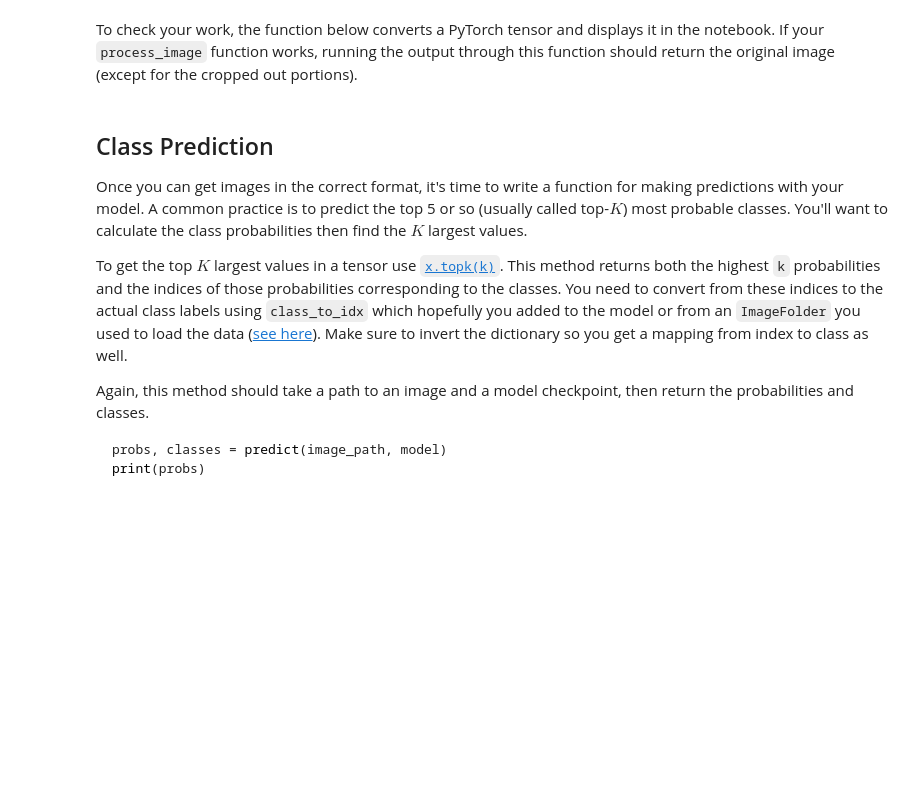
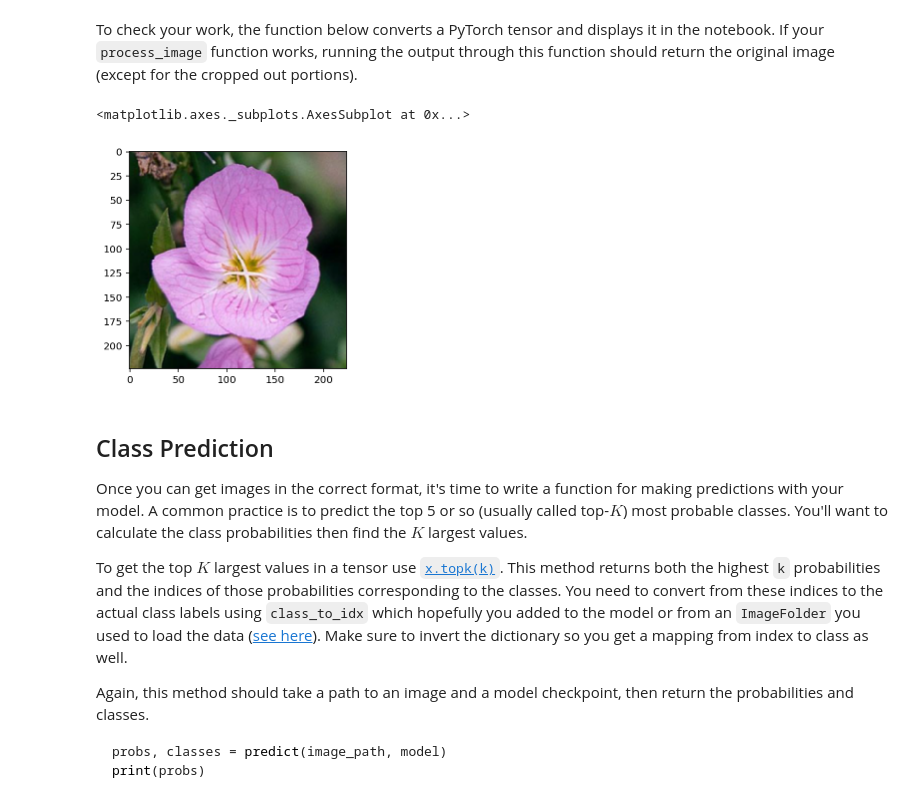
Before and after one commit to NalediMadlopha/image-classifier, a Jupyter notebook: Image Classifier Project.ipynb, the cells around one changed output. Saved outputs shown, nothing was run; the diff lists cells and outputs as text; code cells hidden in the pictures; blank space fills up the shorter version.

Commit message:
Update the Image Classifier notebook

```diff
--- a/Image Classifier Project.ipynb
+++ b/Image Classifier Project.ipynb
@@ -120,4 +255,6 @@ Remember that you'll want to completely rebuild the model later so you can use i
 
 At this point it's good to write a function that can load a checkpoint and rebuild the model. That way you can come back to this project and keep working on it without having to retrain the network.
 # %%
-# TODO: Write a function that loads a checkpoint and rebuilds the model
+# DONE: Write a function that loads a checkpoint and rebuilds the model
+model = torch.load('check_point.pth')
+model
@@ -153,7 +308,12 @@ def process_image(image):
         returns an Numpy array
     '''
 
-    # TODO: Process a PIL image for use in a PyTorch model
+    # DONE: Process a PIL image for use in a PyTorch model
+    img = Image.open(image)
+
+    transform = data_transforms["test"]
+
+    return transform(img)
 # %% [markdown]
 To check your work, the function below converts a PyTorch tensor and displays it in the notebook. If your `process_image` function works, running the output through this function should return the original image (except for the cropped out portions).
 # %%
@@ -177,6 +337,11 @@ def imshow(image, ax=None, title=None):
     ax.imshow(image)
 
     return ax
+# %%
+imshow(process_image(train_dir+'/1/image_06734.jpg'))
+# %% [output]
+<matplotlib.axes._subplots.AxesSubplot at 0x...>
+[figure, added]
 # %% [markdown]
 ## Class Prediction
 
```
Also changed, not shown: parts of 19 cells of this notebook.
